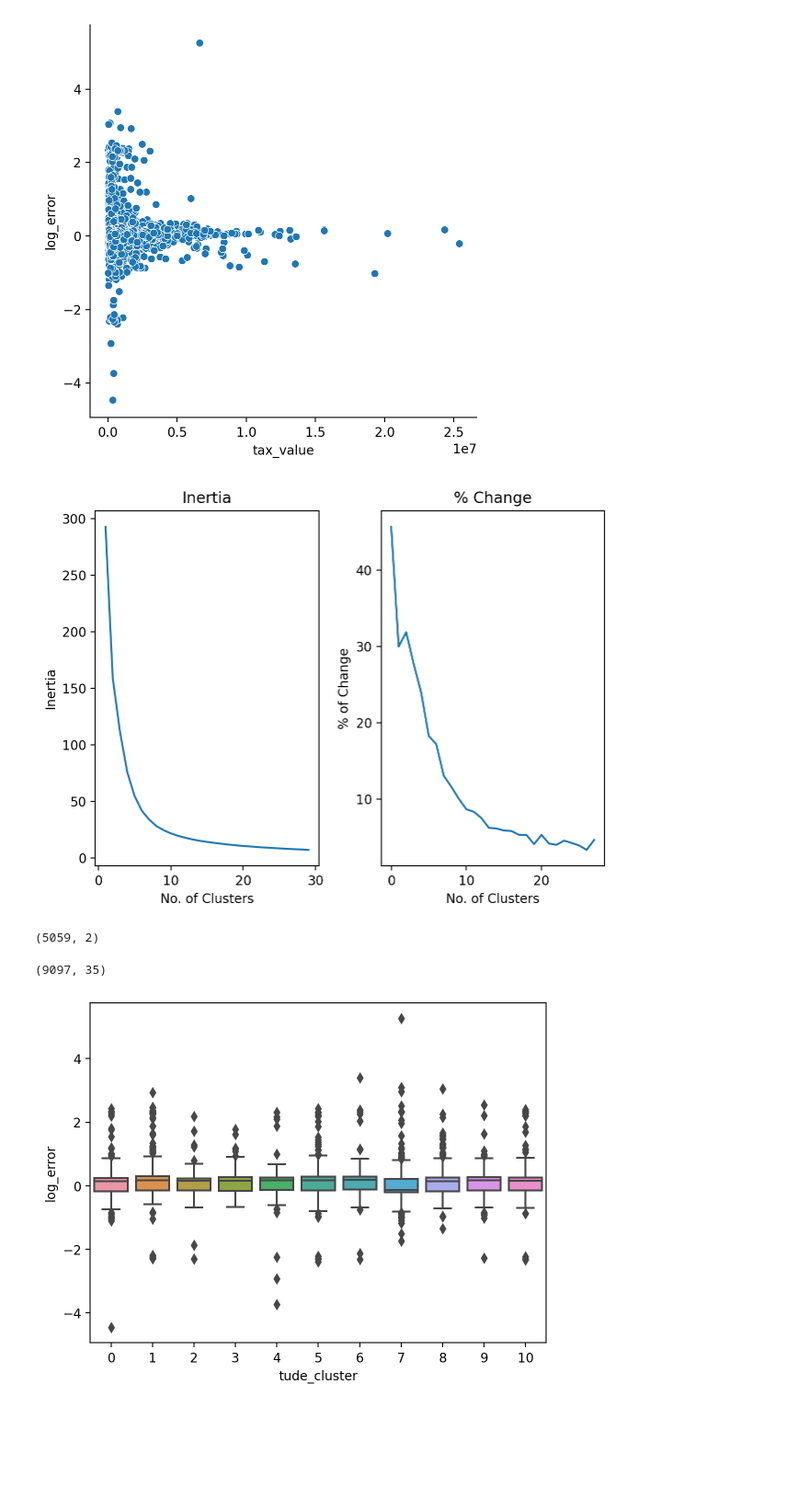
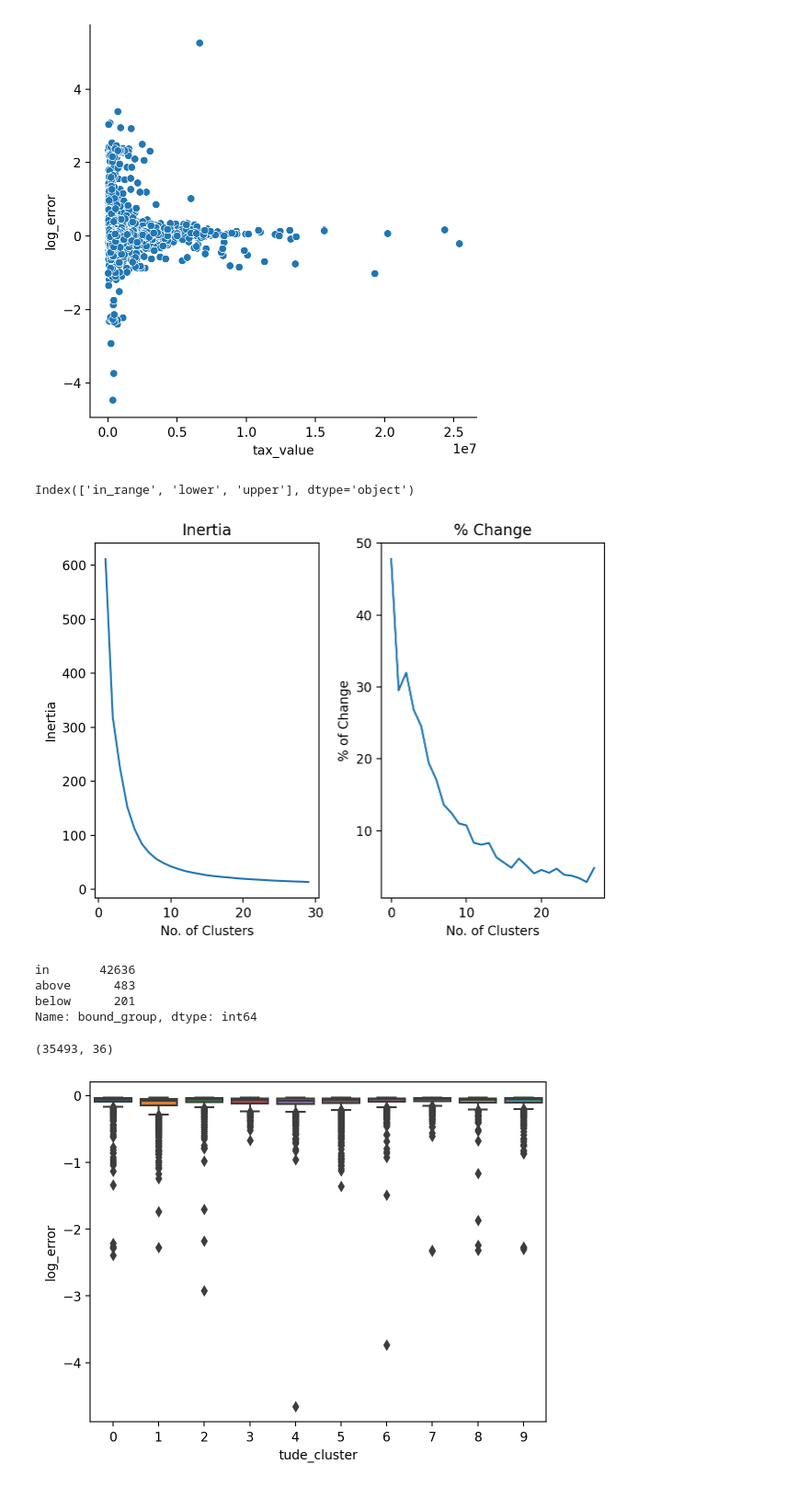
Before and after one commit to L-G-B-Team/clustering-project, a Jupyter notebook: woody_explore.ipynb, the cells around one changed output. Shown: that part at 92% size. Saved outputs shown, nothing was run; the diff lists cells and outputs as text; code cells hidden in the pictures; blank space fills up the shorter version.

Commit message:
wrangle work

```diff
--- a/woody_explore.ipynb
+++ b/woody_explore.ipynb
@@ -11,6 +11,8 @@ import wrangle as w
 from sklearn.cluster import KMeans
 # %%
 reload(w)
-df = w.wrangle_zillow(prop_row=.75,prop_col=.5)
+df = w.wrangle_zillow(prop_row=.75,prop_col=.5,outlier_k=.0625)
 df.groupby('outliers').agg('count')
+train, validate, test = w.tvt_split(df)
+train.shape
 # %% [output]
@@ -28,22 +23,31 @@ sns.relplot(data=train, x='tax_value', y='log_error')
 # %% [output]
 <seaborn.axisgrid.FacetGrid at 0x...>
 [figure]
+# %%
+train.outliers.cat.categories
+# %% [output]
+Index(['in_range', 'lower', 'upper'], dtype='object')
 # %%
 reload(e)
-lower_tudes = w.scale(train[train.bound_group == 'lower'],['latitude','longitude'])
+lower_tudes = w.scale(train[train.outliers == 'lower'],['latitude','longitude'])
+e.generate_elbow(lower_tudes,k_min=1,k_max=30)
+train.bound_group.value_counts()
 # %% [output]
-[figure, old version]
+[figure, new version]
-(5059, 2)
+in       42636
+above      483
+below      201
+Name: bound_group, dtype: int64
 # %%
-kmeans = KMeans(11)
-kmeans.fit(scaled_tudes)
-scaled_tudes['tude_cluster'] = kmeans.predict(scaled_tudes)
-scaled_tudes['log_error'] = train[train.outliers !='in_range'].log_error
-sns.boxplot(data=scaled_tudes,y='log_error',x='tude_cluster')
+kmeans = KMeans(10)
+kmeans.fit(lower_tudes)
+lower_tudes['tude_cluster'] = kmeans.predict(lower_tudes)
+lower_tudes['log_error'] = train[train.outliers !='in_range'].log_error
+sns.boxplot(data=lower_tudes,y='log_error',x='tude_cluster')
 df[df.outliers != 'in_range'].shape
 # %% [output]
-(9097, 35)
+(35493, 36)
-[figure, old version]
+[figure, new version]
 # %%
 reload(e)
 bound = .5
```
Also changed, not shown: parts of 2 cells of this notebook, 1 other file.
